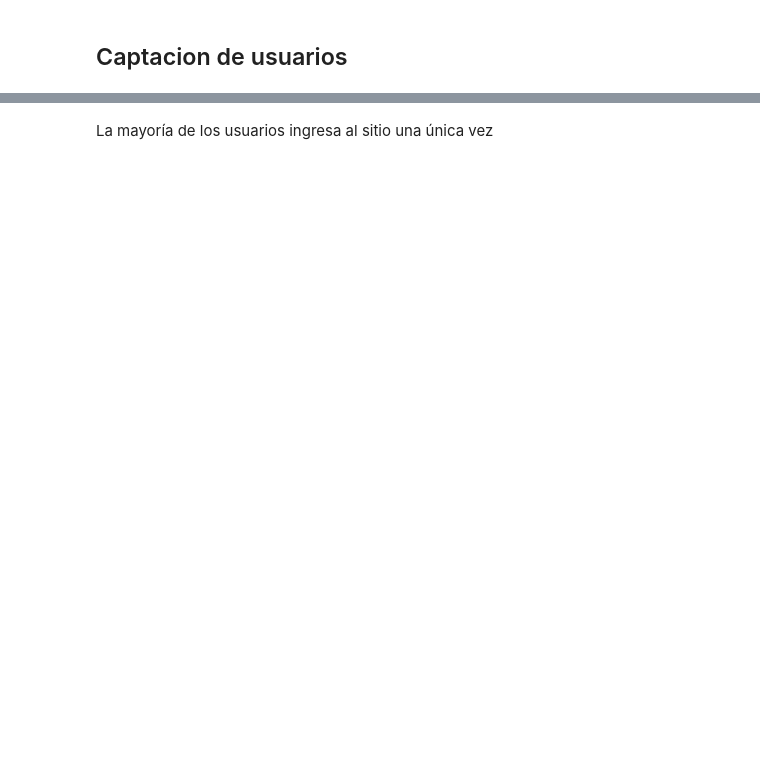
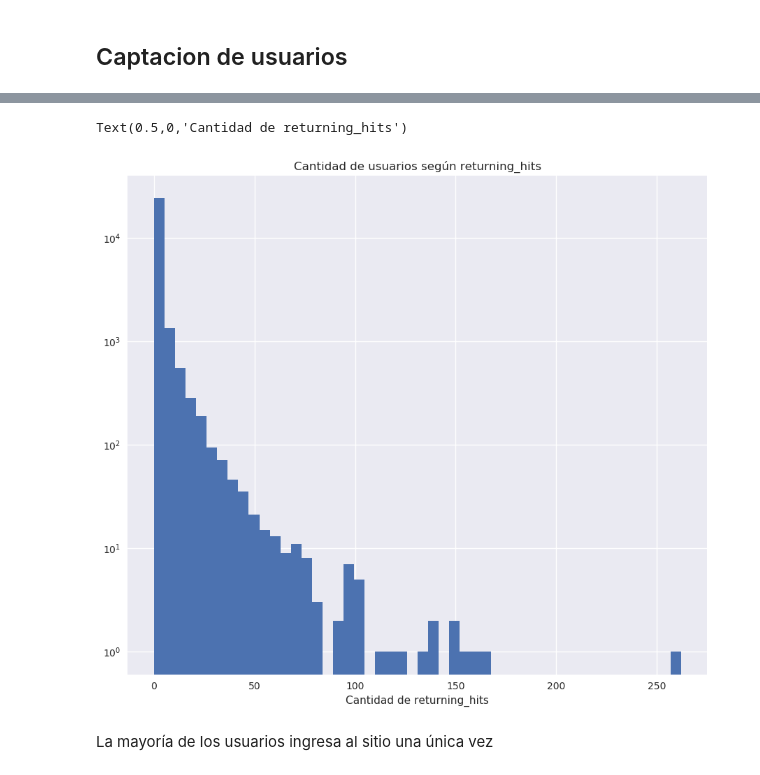
Before and after one commit to AlejandroKler/Datos-TP1, a Jupyter notebook: Analisis_eventos.ipynb, the cells around one changed output, grey strips where cells are left out. Saved outputs shown, nothing was run; the diff lists cells and outputs as text; code cells hidden in the pictures; blank space fills up the shorter version.

```diff
--- a/Analisis_eventos.ipynb
+++ b/Analisis_eventos.ipynb
@@ -159,3 +274,11 @@ sns.distplot(x, hist_kws={'log':True}, kde = False, axlabel = 'Cantidad de retur
+# %%
+ax = x.hist(bins = 50)
+ax.set_yscale('log')
+ax.set_title('Cantidad de usuarios según returning_hits')
+ax.set_xlabel('Cantidad de returning_hits')
+# %% [output]
+Text(0.5,0,'Cantidad de returning_hits')
+[figure, added]
 # %% [markdown]
 La mayoría de los usuarios ingresa al sitio una única vez
 # %%
```
Also changed, not shown: parts of 52 cells of this notebook, 1 other file.
